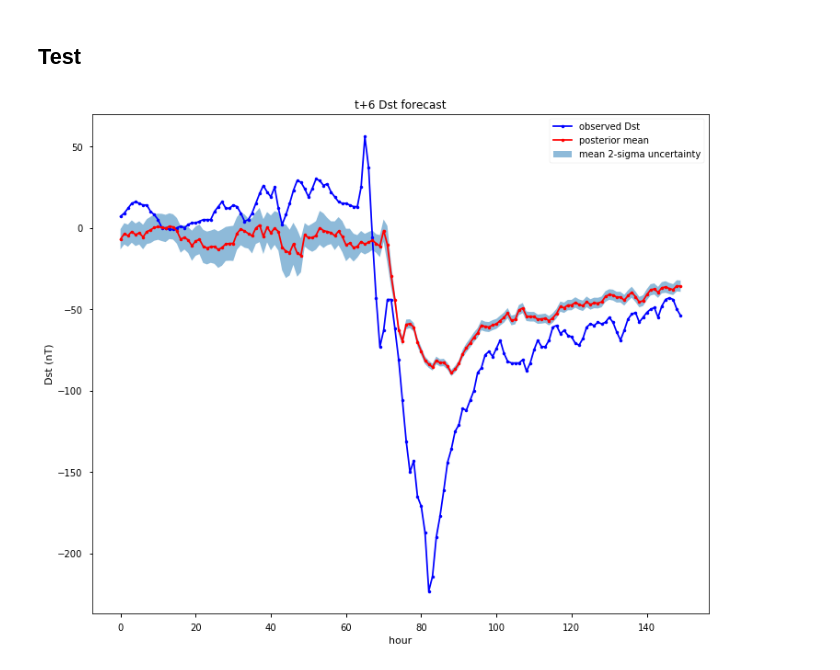
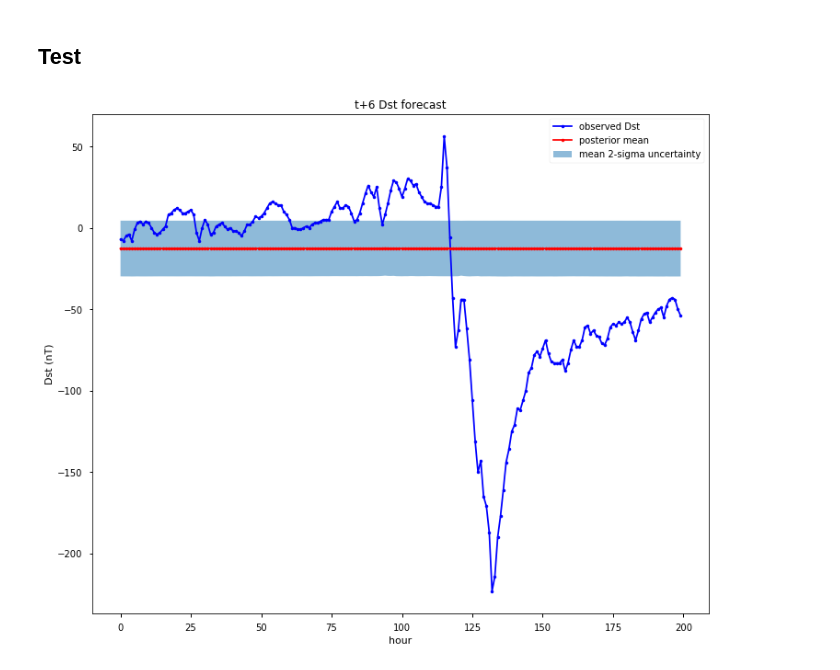
Before and after one commit to sarttiso/spaceweather, a Jupyter notebook: forecasting_multiple_coeff_BNN.ipynb, the cells around one changed output. Cells and saved outputs as stored; diff of their text form; code cells hidden in the pictures.

Commit message:
organized probabilistic approaches, successful implementation of deterministic model with probabilistic output

```diff
--- a/forecasting_multiple_coeff_BNN.ipynb
+++ b/forecasting_multiple_coeff_BNN.ipynb
@@ -270,9 +270,9 @@ dense_prior_sig1 = 1.0
 dense_prior_sig2 = 0.1
 dense_prior_pi = 0.2
 
-lstm_prior_sig1 = 1.0
-lstm_prior_sig2 = 0.1
-lstm_prior_pi = 0.2
+lstm_prior_sig1 = 2.0
+lstm_prior_sig2 = 0.5
+lstm_prior_pi = 0.4
 
 lstm_prior_1 = Prior(lstm_prior_sig1, lstm_prior_sig2, lstm_prior_pi, name='lstm_prior_1')
 lstm_prior_2 = Prior(lstm_prior_sig1, lstm_prior_sig2, lstm_prior_pi, name='lstm_prior_2')
@@ -281,8 +281,9 @@ dense_prior_2 = Prior(dense_prior_sig1, dense_prior_sig2, dense_prior_pi, name='
 # %%
 x_in = tf.keras.layers.Input(shape=(1, input_dim, ))
 x = LSTMVariational(units_1, lstm_prior_1, kl_weight, prior_trainable=True, return_sequences=False)(x_in)
-x = DenseVariational(2, dense_prior_2, kl_weight, prior_trainable=True, activation=None)(x)
+# x = DenseVariational(2, dense_prior_2, kl_weight, prior_trainable=True, activation=None)(x)
+x = tf.keras.layers.Dense(2)(x)
 x = tfp.layers.DistributionLambda(lambda t: tfd.Normal(loc=t[..., 0:1],
-                        scale=1e-3 + tf.math.softplus(0.05 * t[...,1:])))(x)
+                        scale=1e-3 + tf.math.softplus(0.1 * t[...,1:])))(x)
 model = tf.keras.models.Model(x_in, x)
 # %%
@@ -290,8 +291,8 @@ def neg_log_likelihood(y_true, y_pred, sigma=0.1):
     dist = tfd.Normal(loc=y_true, scale=sigma)
     return K.sum(-dist.log_prob(y_pred))
 # %%
-model.compile(loss=neg_log_likelihood, \
-              optimizer=tf.keras.optimizers.Adam(lr=0.002), \
+model.compile(loss=negloglik, \
+              optimizer=tf.keras.optimizers.Adam(lr=0.005), \
               metrics=['mse'])
 
 model.summary()
@@ -317,7 +318,7 @@ _________________________________________________________________
 # %%
 model.fit(data_in_train,
           data_out_train,
-          epochs=100,
+          epochs=500,
           verbose=0,
           shuffle=False,
           batch_size=batch_size,
@@ -354,23 +343,23 @@ model_stds_mean = np.mean(model_stds, axis=1)
 err = np.abs(model_means_mean - data_out_test[:,0])
 # %%
 idx = np.zeros(data_out_test.shape[0], dtype=bool)
-idx[4750:4900] = True
+idx[4700:4900] = True
 
-fac = 50
+fac = 2
 
 plt.figure(figsize=(12,10))
 plt.plot(data_out_test[idx], 'b.-', label='observed Dst')
 plt.plot(model_means_mean[idx], 'r.-', label='posterior mean')
 plt.fill_between(np.arange(np.sum(idx)),
                 model_means_mean[idx] + fac*model_stds_mean[idx],
                 model_means_mean[idx] - fac*model_stds_mean[idx],
                 label='mean 2-sigma uncertainty',
                 alpha=0.5)
 plt.legend()
 plt.xlabel('hour')
 plt.ylabel('Dst (nT)')
 plt.title('t+6 Dst forecast')
 #plt.savefig('figures/demo1.pdf')
 plt.show()
 # %% [output]
-[figure, old version]
+[figure, new version]
```
Also changed, not shown: parts of 17 cells of this notebook.
